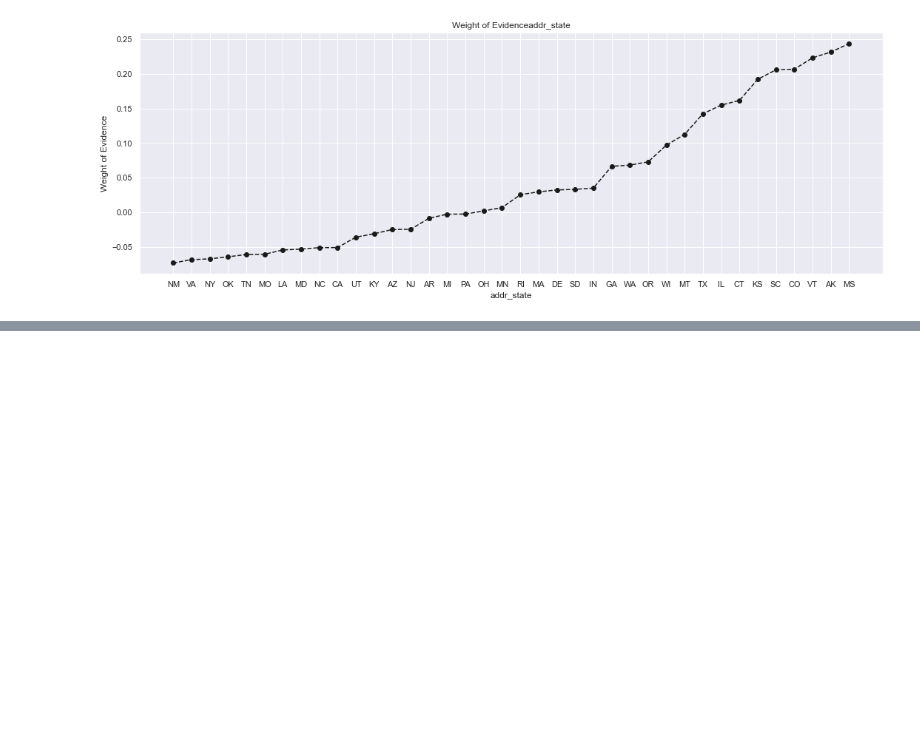
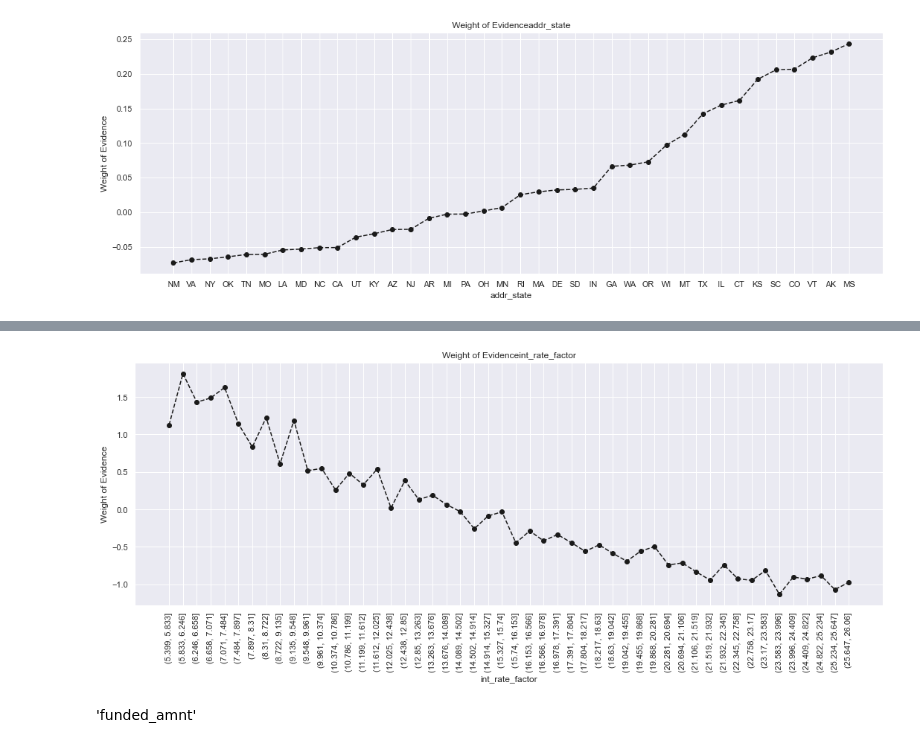
Before and after one commit to harryzyz/CreditRiskDemo, a Jupyter notebook: demo_to_be_named.ipynb, the cells around one changed output, grey strips where cells are left out. Saved outputs shown, nothing was run; the diff lists cells and outputs as text; code cells hidden in the pictures; blank space fills up the shorter version.

```diff
--- a/demo_to_be_named.ipynb
+++ b/demo_to_be_named.ipynb
@@ -663,0 +743,8 @@ df_inputs_pre['addr_state:KS_SC_CO_VT_AK_MS'] = sum([df_inputs_pre['addr_state:K
+# %%
+# add 'emp_length:0', add 'emp_length:1', add 'emp_length:2-4', add 'emp_length:5-6', add 'emp_length:7-9', add 'emp_length:10'
+df_inputs_pre['emp_length:0'] = np.where(df_inputs_pre['emp_length_int'].isin([0]),1,0)
+df_inputs_pre['emp_length:1'] = np.where(df_inputs_pre['emp_length_int'].isin([1]),1,0)
+df_inputs_pre['emp_length:2-4'] = np.where(df_inputs_pre['emp_length_int'].isin(range(2,5)),1,0)
+df_inputs_pre['emp_length:5-6'] = np.where(df_inputs_pre['emp_length_int'].isin(range(5,7)),1,0)
+df_inputs_pre['emp_length:7-9'] = np.where(df_inputs_pre['emp_length_int'].isin(range(7,10)),1,0)
+df_inputs_pre['emp_length:10'] = np.where(df_inputs_pre['emp_length_int'].isin([10]),1,0)
@@ -663,0 +769,2 @@ df_inputs_pre['addr_state:KS_SC_CO_VT_AK_MS'] = sum([df_inputs_pre['addr_state:K
+# %%
+df_inputs_pre['int_rate_factor'] = pd.cut(df_inputs_pre['int_rate'],50)
@@ -663,0 +787,6 @@ df_inputs_pre['addr_state:KS_SC_CO_VT_AK_MS'] = sum([df_inputs_pre['addr_state:K
+# %%
+df_temp = woe_ordered_continuous(df_inputs_pre, 'int_rate_factor', df_targets_pre)
+# %%
+plot_by_woe(df_temp,90)
+# %% [output]
+[figure, added]
@@ -663,0 +800,2 @@ df_inputs_pre['addr_state:KS_SC_CO_VT_AK_MS'] = sum([df_inputs_pre['addr_state:K
+# %% [markdown]
+'funded_amnt'
```
Also changed, not shown: parts of 54 cells of this notebook, 1 other file.
